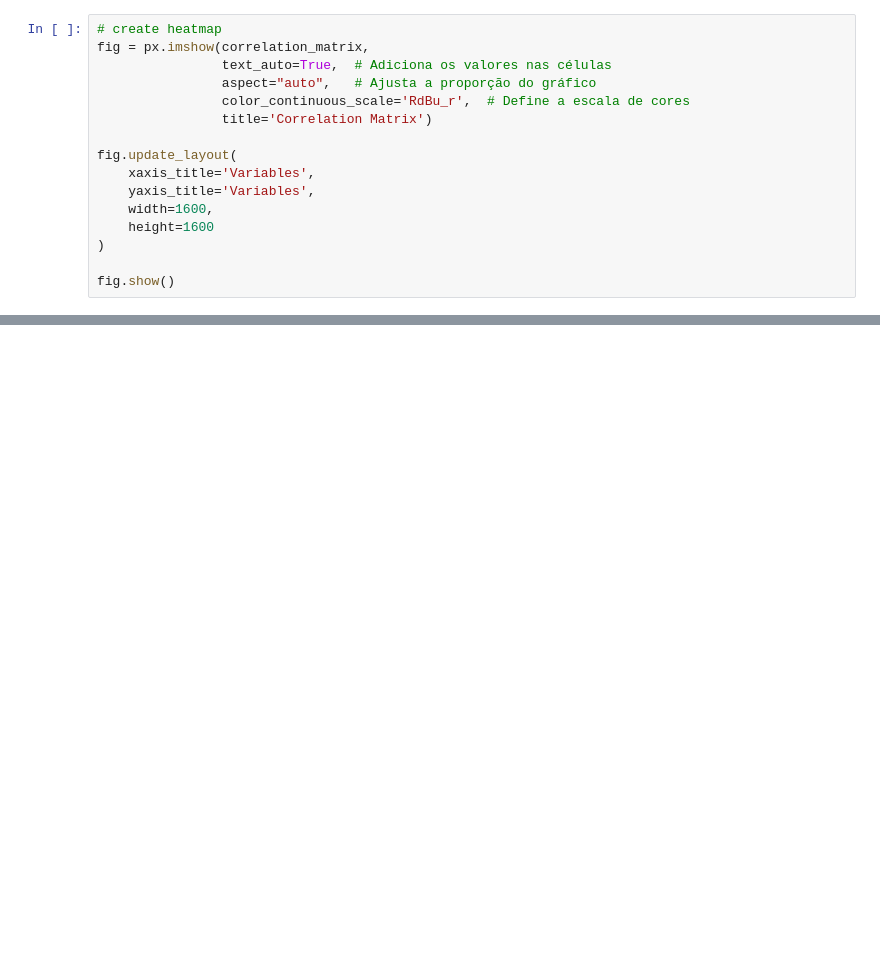
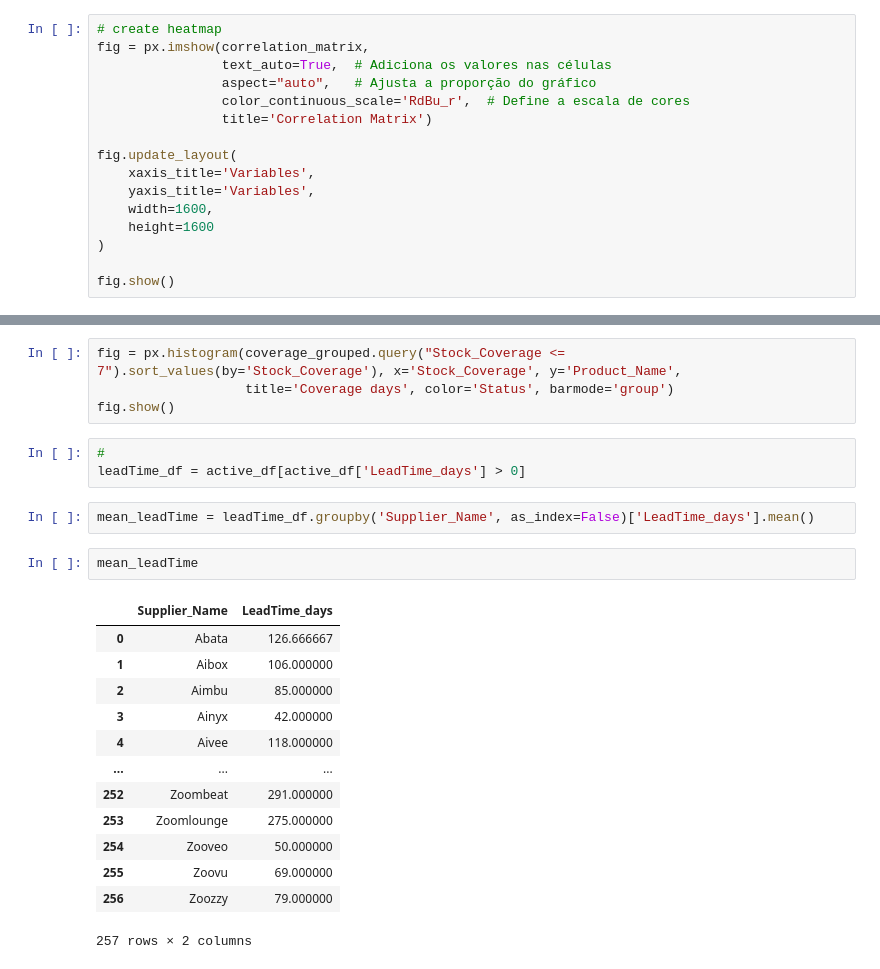
Before and after one commit to rbalbinotti/smart-supply-chain-ai, a Jupyter notebook: notebooks/01-mod_demand_inventory.ipynb, the cells around one changed output, grey strips where cells are left out. Cells and saved outputs as stored; diff of their text form; blank space fills up the shorter version.

```diff
--- a/notebooks/01-mod_demand_inventory.ipynb
+++ b/notebooks/01-mod_demand_inventory.ipynb
@@ -629,0 +696,25 @@ df[~(df['Status'] == 'Discontinued')]
+# %%
+fig = px.histogram(coverage_grouped.query("Stock_Coverage <= 7").sort_values(by='Stock_Coverage'), x='Stock_Coverage', y='Product_Name',
+                   title='Coverage days', color='Status', barmode='group')
+fig.show()
+# %%
+#
+leadTime_df = active_df[active_df['LeadTime_days'] > 0]
+# %%
+mean_leadTime = leadTime_df.groupby('Supplier_Name', as_index=False)['LeadTime_days'].mean()
+# %%
+mean_leadTime
+# %% [output]
+|  | Supplier_Name | LeadTime_days |
+| 0 | Abata | 126.666667 |
+| 1 | Aibox | 106.000000 |
+| 2 | Aimbu | 85.000000 |
+| 3 | Ainyx | 42.000000 |
+| 4 | Aivee | 118.000000 |
+| ... | ... | ... |
+| 252 | Zoombeat | 291.000000 |
+| 253 | Zoomlounge | 275.000000 |
+| 254 | Zooveo | 50.000000 |
+| 255 | Zoovu | 69.000000 |
+| 256 | Zoozzy | 79.000000 |
+257 rows × 2 columns
```
Also changed, not shown: parts of 31 cells of this notebook.
